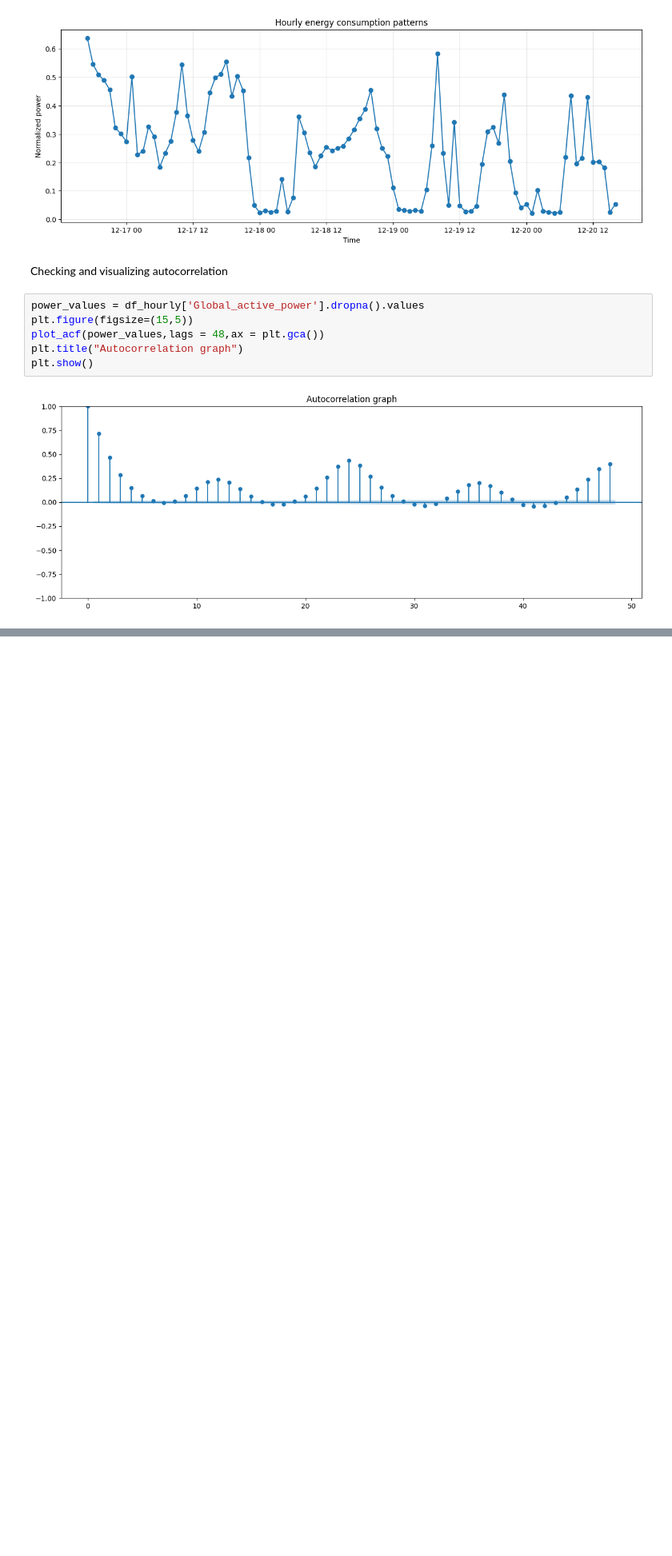
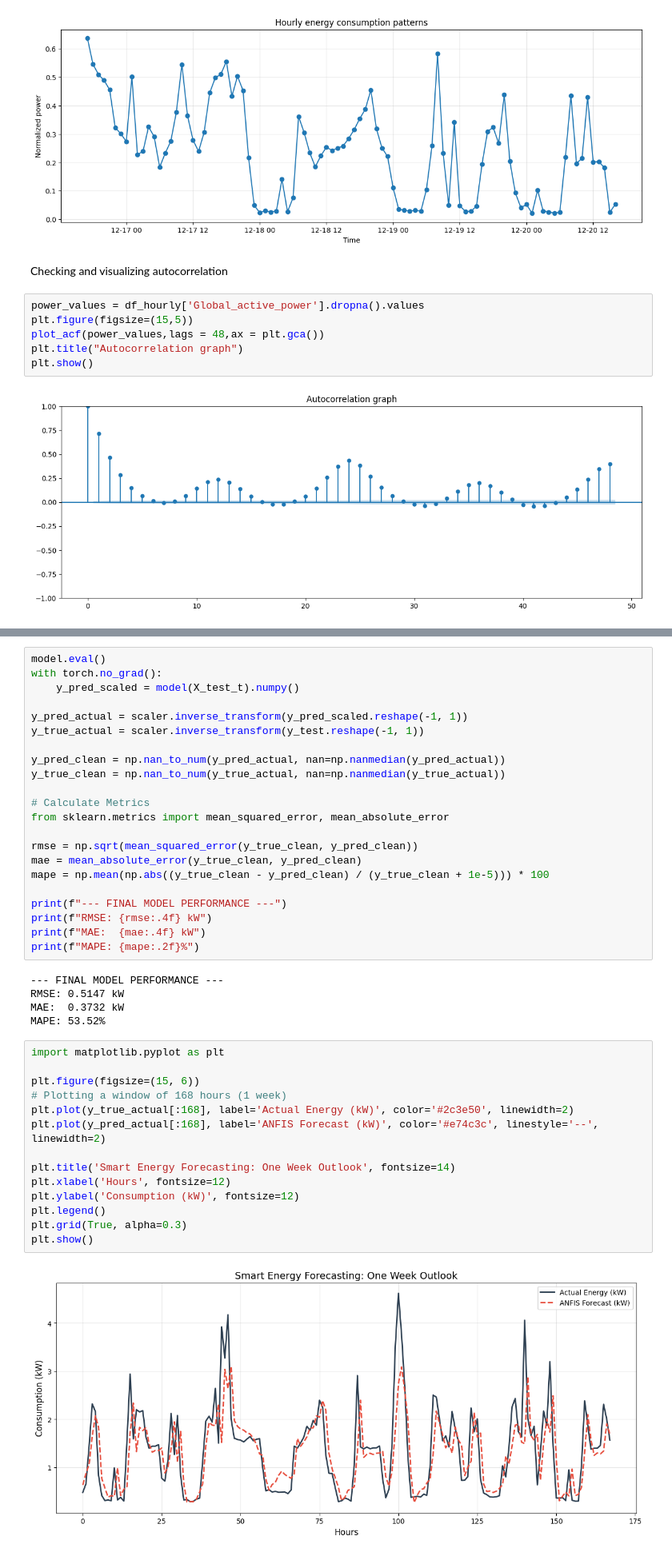
Before and after one commit to Dhanushyapalaparvi/smart-energy-consumption-forecasting-using-anfis, a Jupyter notebook: SoftComp.ipynb, the cells around one changed output, grey strips where cells are left out. Shown at 80% size. Drawn from its saved outputs; the diff is of its cells as text; blank space fills up the shorter version.

```diff
--- a/SoftComp.ipynb
+++ b/SoftComp.ipynb
@@ -184,0 +314,43 @@ loss = nn.MSELoss()
+# %%
+model.eval()
+with torch.no_grad():
+    y_pred_scaled = model(X_test_t).numpy()
+
+y_pred_actual = scaler.inverse_transform(y_pred_scaled.reshape(-1, 1))
+y_true_actual = scaler.inverse_transform(y_test.reshape(-1, 1))
+
+y_pred_clean = np.nan_to_num(y_pred_actual, nan=np.nanmedian(y_pred_actual))
+y_true_clean = np.nan_to_num(y_true_actual, nan=np.nanmedian(y_true_actual))
+
+# Calculate Metrics
+from sklearn.metrics import mean_squared_error, mean_absolute_error
+
+rmse = np.sqrt(mean_squared_error(y_true_clean, y_pred_clean))
+mae = mean_absolute_error(y_true_clean, y_pred_clean)
+mape = np.mean(np.abs((y_true_clean - y_pred_clean) / (y_true_clean + 1e-5))) * 100
+
+print(f"--- FINAL MODEL PERFORMANCE ---")
+print(f"RMSE: {rmse:.4f} kW")
+print(f"MAE:  {mae:.4f} kW")
+print(f"MAPE: {mape:.2f}%")
+# %% [output]
+--- FINAL MODEL PERFORMANCE ---
+RMSE: 0.5147 kW
+MAE:  0.3732 kW
+MAPE: 53.52%
+# %%
+import matplotlib.pyplot as plt
+
+plt.figure(figsize=(15, 6))
+# Plotting a window of 168 hours (1 week)
+plt.plot(y_true_actual[:168], label='Actual Energy (kW)', color='#2c3e50', linewidth=2)
+plt.plot(y_pred_actual[:168], label='ANFIS Forecast (kW)', color='#e74c3c', linestyle='--', linewidth=2)
+
+plt.title('Smart Energy Forecasting: One Week Outlook', fontsize=14)
+plt.xlabel('Hours', fontsize=12)
+plt.ylabel('Consumption (kW)', fontsize=12)
+plt.legend()
+plt.grid(True, alpha=0.3)
+plt.show()
+# %% [output]
+[figure, added]
```
Also changed, not shown: parts of 14 cells of this notebook.
